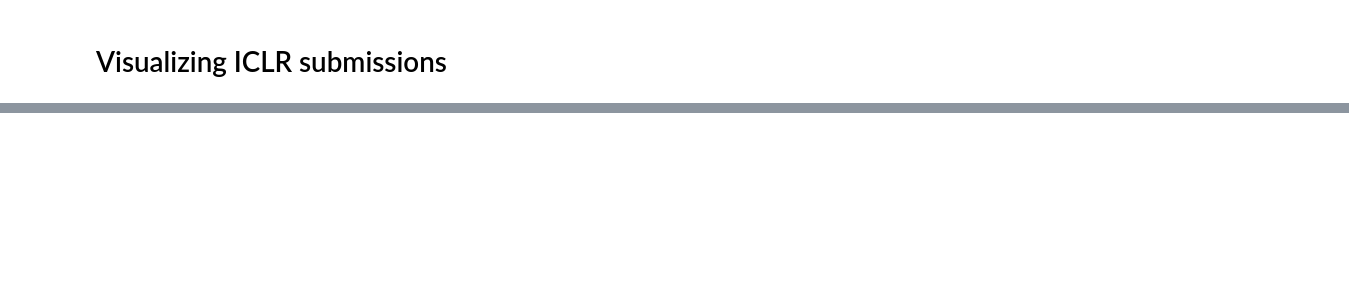
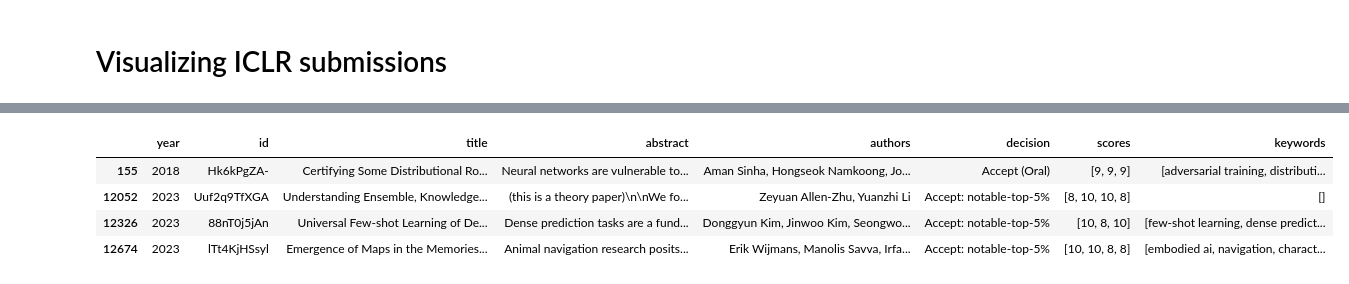
Before and after one commit to dkobak/iclr-tsne, a Jupyter notebook: iclr-tsne.ipynb, the cells around one changed output, grey strips where cells are left out. Saved outputs shown, nothing was run; the diff lists cells and outputs as text; code cells hidden in the pictures; blank space fills up the shorter version.

```diff
--- a/iclr-tsne.ipynb
+++ b/iclr-tsne.ipynb
@@ -379,0 +137,18 @@ Denoising   17
+# %%
+# Sanity check
+
+fig, ax = plt.subplots(figsize=(5, 4), layout='constrained')
+
+avScores = np.array([np.mean(sc) for sc in iclr.scores])
+
+np.random.seed(42)
+for num, decision in enumerate(np.unique(iclr.decision)):
+    mask = iclr.decision == decision
+    ax.scatter(np.random.uniform(num-.3, num+.3, size=np.sum(mask)), avScores[mask], s=3, ec='none')
+
+ax.set_ylim([0,10])
+ax.set_ylabel('Average score')
+ax.set_xticks(np.arange(np.unique(iclr.decision).size),
+              [d[:20] for d in np.unique(iclr.decision)], rotation=60, ha='right');
+
+sns.despine()
@@ -379,0 +158,10 @@ Denoising   17
+# %%
+# Top-scored papers
+
+iclr[avScores > 8.8]
+# %% [output]
+|  | year | id | title | abstract | authors | decision | scores | keywords |
+| 155 | 2018 | Hk6kPgZA- | Certifying Some Distributional Ro... | Neural networks are vulnerable to... | Aman Sinha, Hongseok Namkoong, Jo... | Accept (Oral) | [9, 9, 9] | [adversarial training, distributi... |
+| 12052 | 2023 | Uuf2q9TfXGA | Understanding Ensemble, Knowledge... | (this is a theory paper)\n\nWe fo... | Zeyuan Allen-Zhu, Yuanzhi Li | Accept: notable-top-5% | [8, 10, 10, 8] | [] |
+| 12326 | 2023 | 88nT0j5jAn | Universal Few-shot Learning of De... | Dense prediction tasks are a fund... | Donggyun Kim, Jinwoo Kim, Seongwo... | Accept: notable-top-5% | [10, 8, 10] | [few-shot learning, dense predict... |
+| 12674 | 2023 | lTt4KjHSsyl | Emergence of Maps in the Memories... | Animal navigation research posits... | Erik Wijmans, Manolis Savva, Irfa... | Accept: notable-top-5% | [10, 10, 8, 8] | [embodied ai, navigation, charact... |
```
Also changed, not shown: parts of 52 cells of this notebook, 5 other files.
